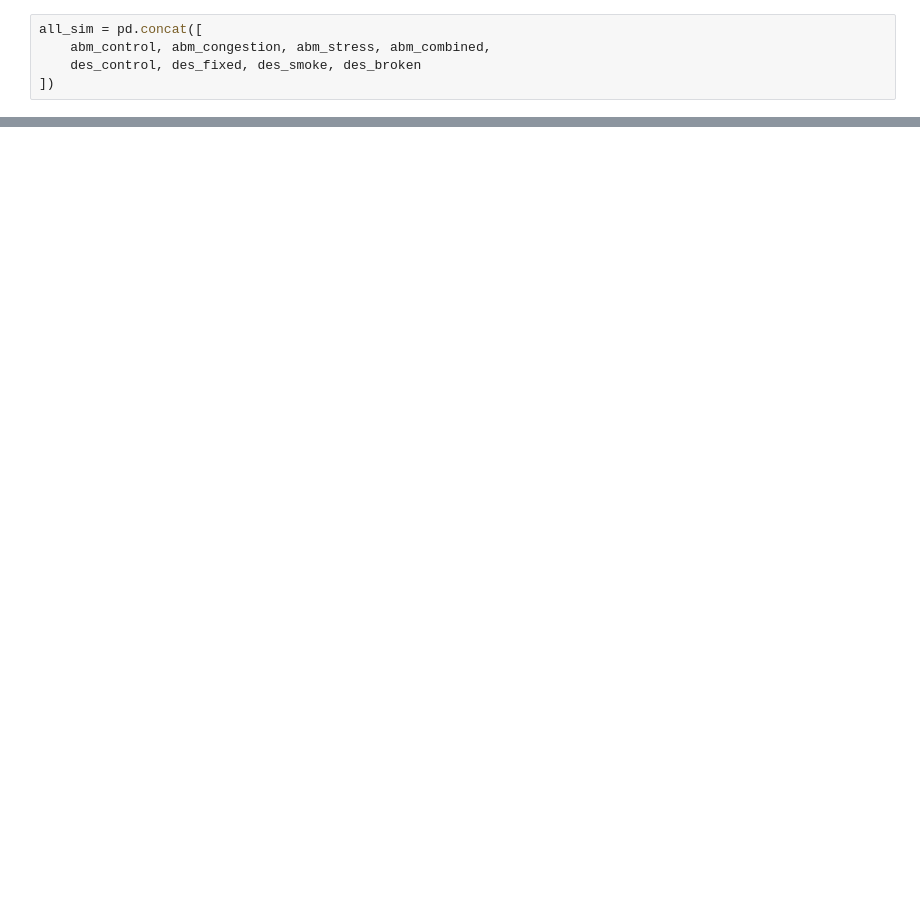
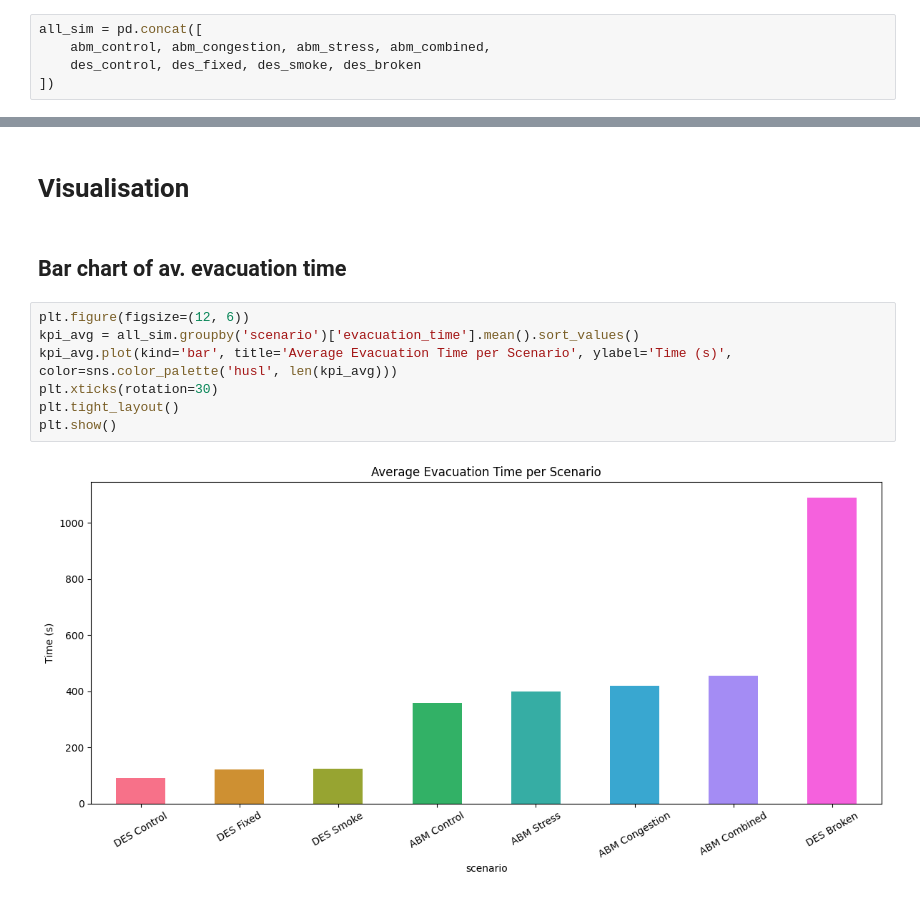
Before and after one commit to chigvintseva/UniProject-AST, a Jupyter notebook: ast_main.ipynb, the cells around one changed output, grey strips where cells are left out. Drawn from its saved outputs; the diff is of its cells as text; blank space fills up the shorter version.

```diff
--- a/ast_main.ipynb
+++ b/ast_main.ipynb
@@ -291,0 +370,13 @@ visualize
+# %% [markdown]
+# Visualisation
+# %% [markdown]
+## Bar chart of av. evacuation time
+# %%
+plt.figure(figsize=(12, 6))
+kpi_avg = all_sim.groupby('scenario')['evacuation_time'].mean().sort_values()
+kpi_avg.plot(kind='bar', title='Average Evacuation Time per Scenario', ylabel='Time (s)', color=sns.color_palette('husl', len(kpi_avg)))
+plt.xticks(rotation=30)
+plt.tight_layout()
+plt.show()
+# %% [output]
+[figure, added]
```
Also changed, not shown: parts of 32 cells of this notebook.
